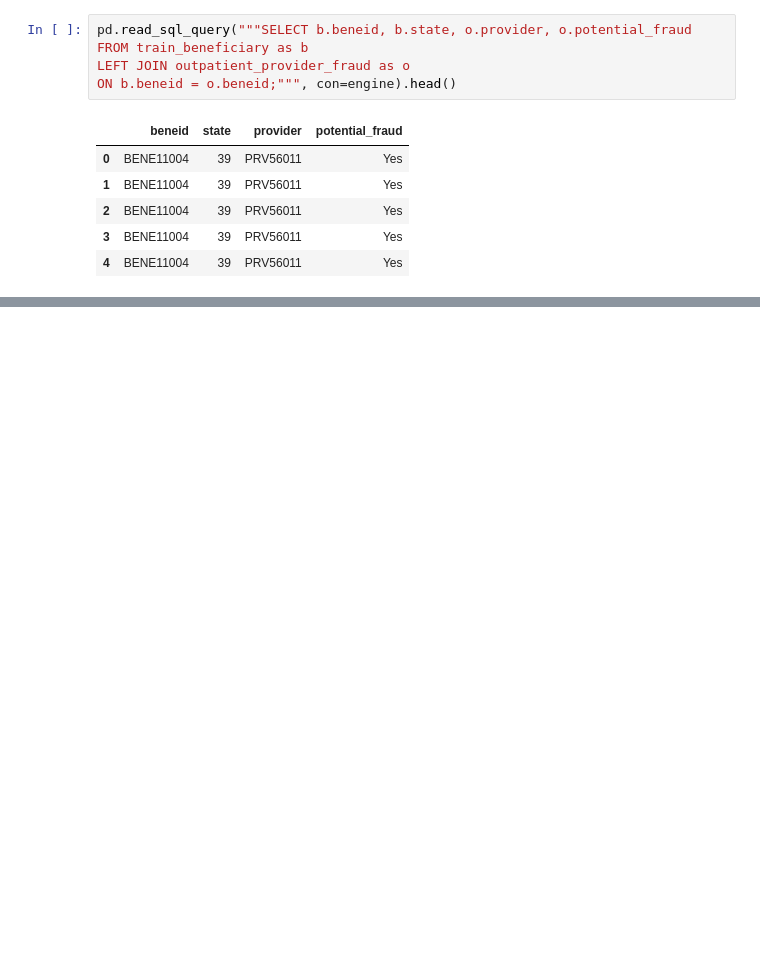
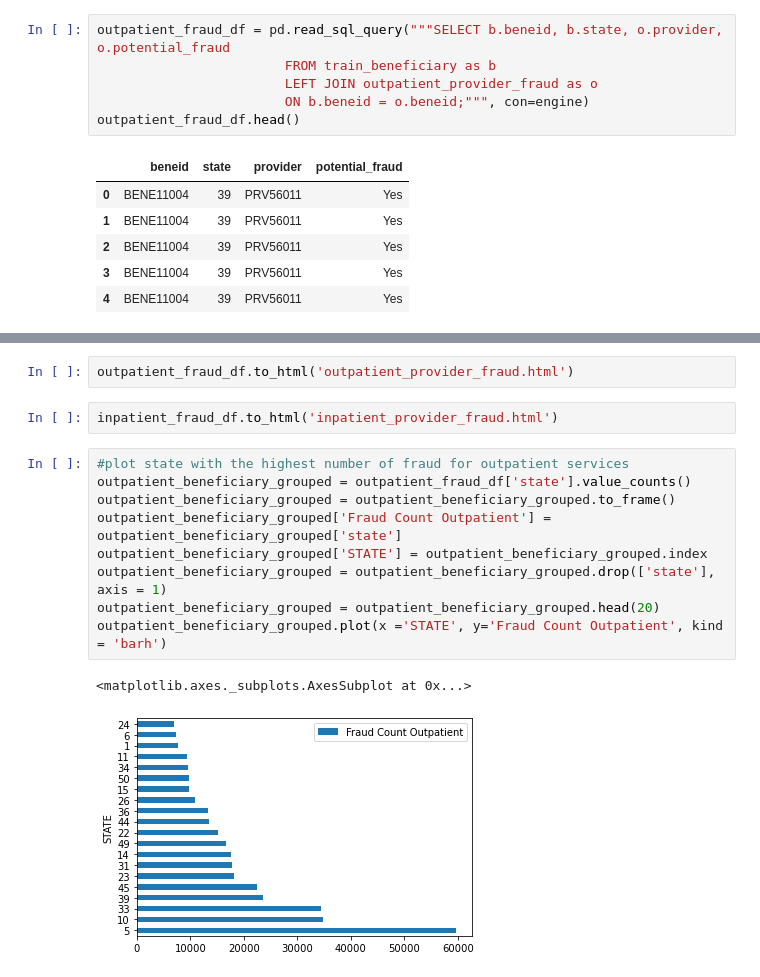
Before and after one commit to kpessa/Project-2-ETL, a Jupyter notebook: Chikas_notebook.ipynb, the cells around one changed output, grey strips where cells are left out. Cells and saved outputs as stored; diff of their text form; blank space fills up the shorter version.

```diff
--- a/Chikas_notebook.ipynb
+++ b/Chikas_notebook.ipynb
@@ -212,10 +212,11 @@ pd.read_sql_query('select * from train_outpatient', con=engine)
 | 517736 | BENE159198 | PRV53689 |
 517737 rows × 2 columns
 # %%
-pd.read_sql_query("""SELECT b.beneid, b.state, o.provider, o.potential_fraud
-FROM train_beneficiary as b
-LEFT JOIN outpatient_provider_fraud as o
-ON b.beneid = o.beneid;""", con=engine).head()
+outpatient_fraud_df = pd.read_sql_query("""SELECT b.beneid, b.state, o.provider, o.potential_fraud
+                        FROM train_beneficiary as b
+                        LEFT JOIN outpatient_provider_fraud as o
+                        ON b.beneid = o.beneid;""", con=engine)
+outpatient_fraud_df.head()
 # %% [output]
 |  | beneid | state | provider | potential_fraud |
 | 0 | BENE11004 | 39 | PRV56011 | Yes |
@@ -236,3 +238,19 @@ WHERE i.potential_fraud = 'Yes';""", con=engine).head()
 | 2 | BENE11028 | 38 | PRV51148 | Yes |
 | 3 | BENE11034 | 34 | PRV55193 | Yes |
 | 4 | BENE11034 | 34 | PRV55215 | Yes |
+# %%
+outpatient_fraud_df.to_html('outpatient_provider_fraud.html')
+# %%
+inpatient_fraud_df.to_html('inpatient_provider_fraud.html')
+# %%
+#plot state with the highest number of fraud for outpatient services
+outpatient_beneficiary_grouped = outpatient_fraud_df['state'].value_counts()
+outpatient_beneficiary_grouped = outpatient_beneficiary_grouped.to_frame()
+outpatient_beneficiary_grouped['Fraud Count Outpatient'] = outpatient_beneficiary_grouped['state']
+outpatient_beneficiary_grouped['STATE'] = outpatient_beneficiary_grouped.index
+outpatient_beneficiary_grouped = outpatient_beneficiary_grouped.drop(['state'], axis = 1)
+outpatient_beneficiary_grouped = outpatient_beneficiary_grouped.head(20)
+outpatient_beneficiary_grouped.plot(x ='STATE', y='Fraud Count Outpatient', kind = 'barh')
+# %% [output]
+<matplotlib.axes._subplots.AxesSubplot at 0x...>
+[figure, added]
```
Also changed, not shown: parts of 2 cells of this notebook, 6 other files.
